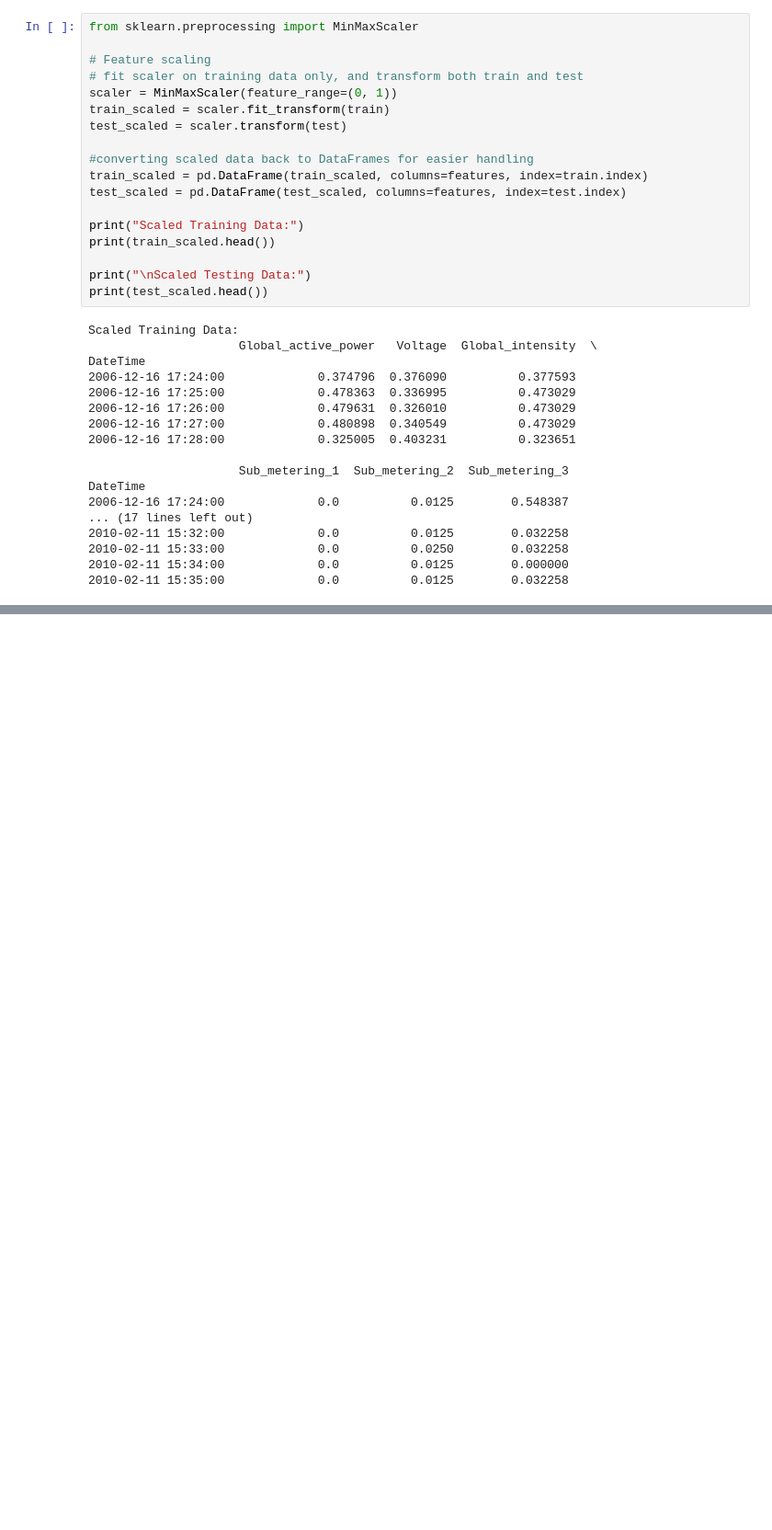
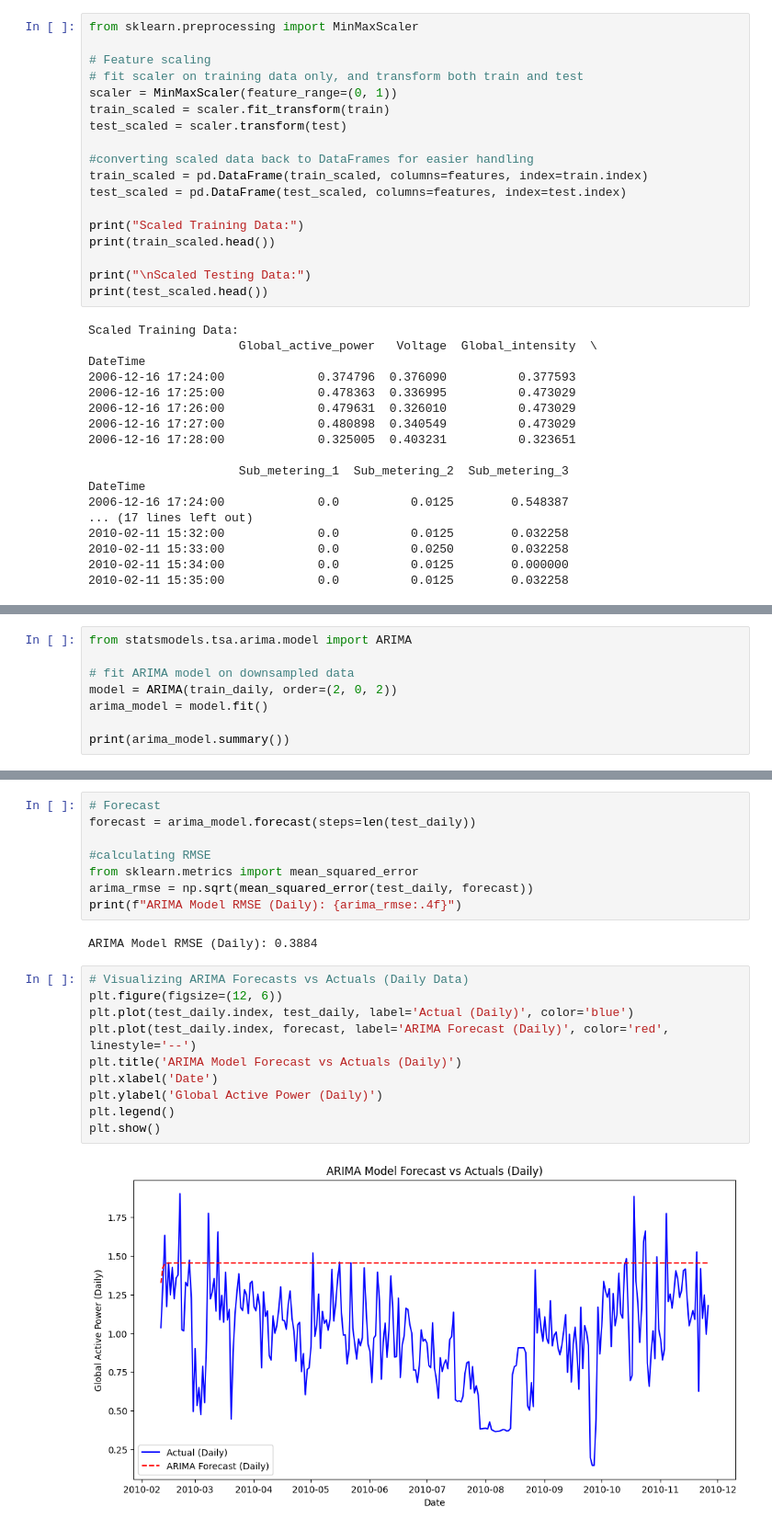
Before and after one commit to 1shChheda/Energy-Forecasting-Project, a Jupyter notebook: notebooks/modeling.ipynb, the cells around one changed output, grey strips where cells are left out. Shown: that part at 92% size. Cells and saved outputs as stored; diff of their text form; blank space fills up the shorter version.

```diff
--- a/notebooks/modeling.ipynb
+++ b/notebooks/modeling.ipynb
@@ -66,0 +214,8 @@ DateTime
+# %%
+from statsmodels.tsa.arima.model import ARIMA
+
+# fit ARIMA model on downsampled data
+model = ARIMA(train_daily, order=(2, 0, 2))
+arima_model = model.fit()
+
+print(arima_model.summary())
@@ -66,0 +240,22 @@ DateTime
+# %%
+# Forecast
+forecast = arima_model.forecast(steps=len(test_daily))
+
+#calculating RMSE
+from sklearn.metrics import mean_squared_error
+arima_rmse = np.sqrt(mean_squared_error(test_daily, forecast))
+print(f"ARIMA Model RMSE (Daily): {arima_rmse:.4f}")
+# %% [output]
+ARIMA Model RMSE (Daily): 0.3884
+# %%
+# Visualizing ARIMA Forecasts vs Actuals (Daily Data)
+plt.figure(figsize=(12, 6))
+plt.plot(test_daily.index, test_daily, label='Actual (Daily)', color='blue')
+plt.plot(test_daily.index, forecast, label='ARIMA Forecast (Daily)', color='red', linestyle='--')
+plt.title('ARIMA Model Forecast vs Actuals (Daily)')
+plt.xlabel('Date')
+plt.ylabel('Global Active Power (Daily)')
+plt.legend()
+plt.show()
+# %% [output]
+[figure, added]
```
Also changed, not shown: parts of 11 cells of this notebook.
